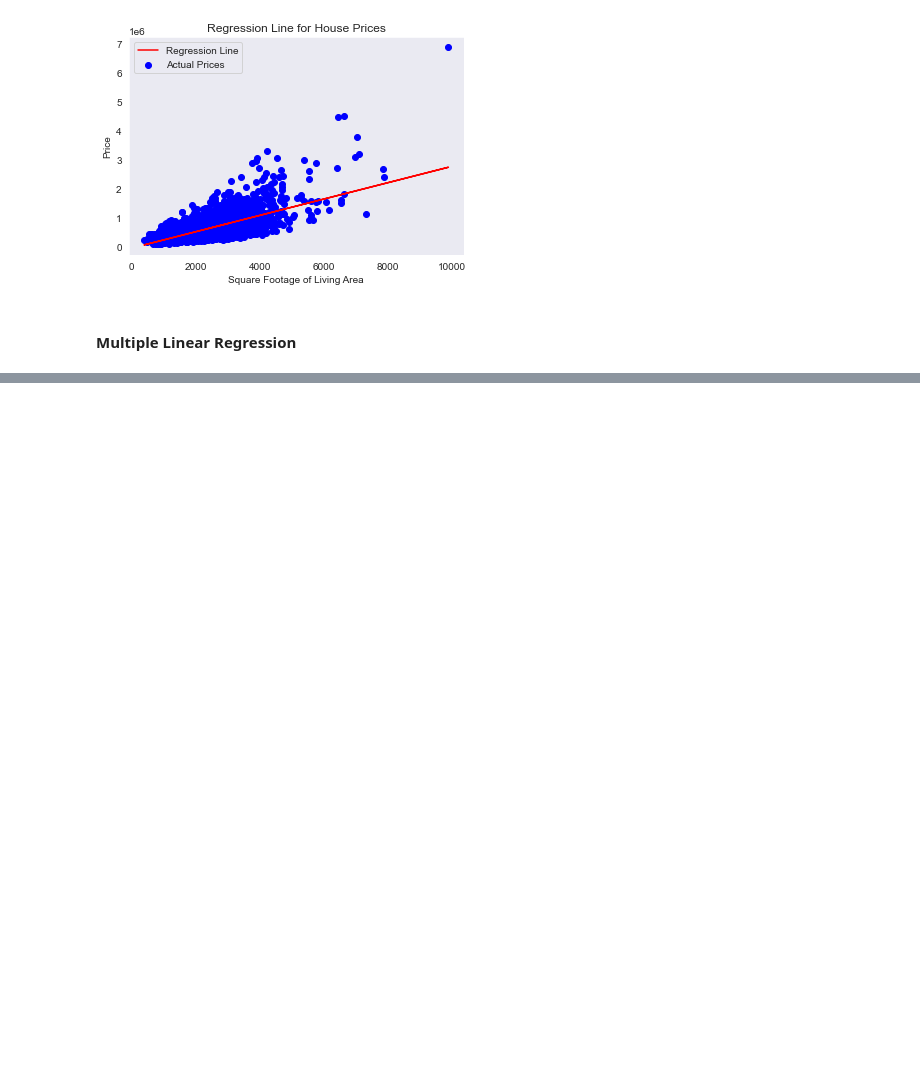
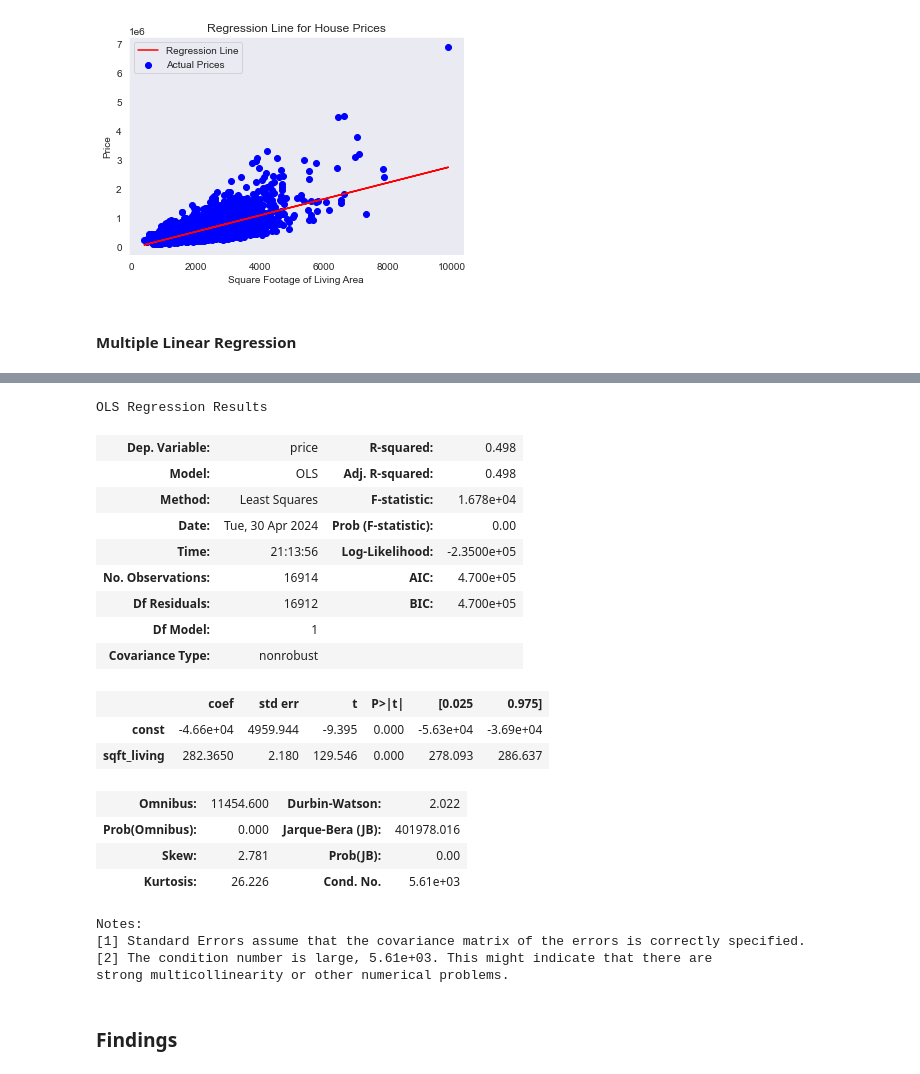
Before and after one commit to paulngatia/Dsc-Phase-2-Project-v2-3, a Jupyter notebook: student.ipynb, the cells around one changed output, grey strips where cells are left out. Drawn from its saved outputs; the diff is of its cells as text; code cells hidden in the pictures; blank space fills up the shorter version.

```diff
--- a/student.ipynb
+++ b/student.ipynb
@@ -689,0 +787,32 @@ plt.show()
+# %%
+#add constant to X_train
+X_train = sm.add_constant(X_train)
+
+#find OLS for train data set
+model1_ols = sm.OLS(y_train, X_train).fit()
+# %%
+model1_ols.summary()
+# %% [output]
+OLS Regression Results
+| Dep. Variable: | price | R-squared: | 0.498 |
+| Model: | OLS | Adj. R-squared: | 0.498 |
+| Method: | Least Squares | F-statistic: | 1.678e+04 |
+| Date: | Tue, 30 Apr 2024 | Prob (F-statistic): | 0.00 |
+| Time: | 21:13:56 | Log-Likelihood: | -2.3500e+05 |
+| No. Observations: | 16914 | AIC: | 4.700e+05 |
+| Df Residuals: | 16912 | BIC: | 4.700e+05 |
+| Df Model: | 1 |  |  |
+| Covariance Type: | nonrobust |  |  |
+|  | coef | std err | t | P>|t| | [0.025 | 0.975] |
+| const | -4.66e+04 | 4959.944 | -9.395 | 0.000 | -5.63e+04 | -3.69e+04 |
+| sqft_living | 282.3650 | 2.180 | 129.546 | 0.000 | 278.093 | 286.637 |
+| Omnibus: | 11454.600 | Durbin-Watson: | 2.022 |
+| Prob(Omnibus): | 0.000 | Jarque-Bera (JB): | 401978.016 |
+| Skew: | 2.781 | Prob(JB): | 0.00 |
+| Kurtosis: | 26.226 | Cond. No. | 5.61e+03 |
+Notes:
+[1] Standard Errors assume that the covariance matrix of the errors is correctly specified.
+[2] The condition number is large, 5.61e+03. This might indicate that there are
+strong multicollinearity or other numerical problems.
+# %% [markdown]
+### Findings
```
Also changed, not shown: parts of 6 cells of this notebook.
